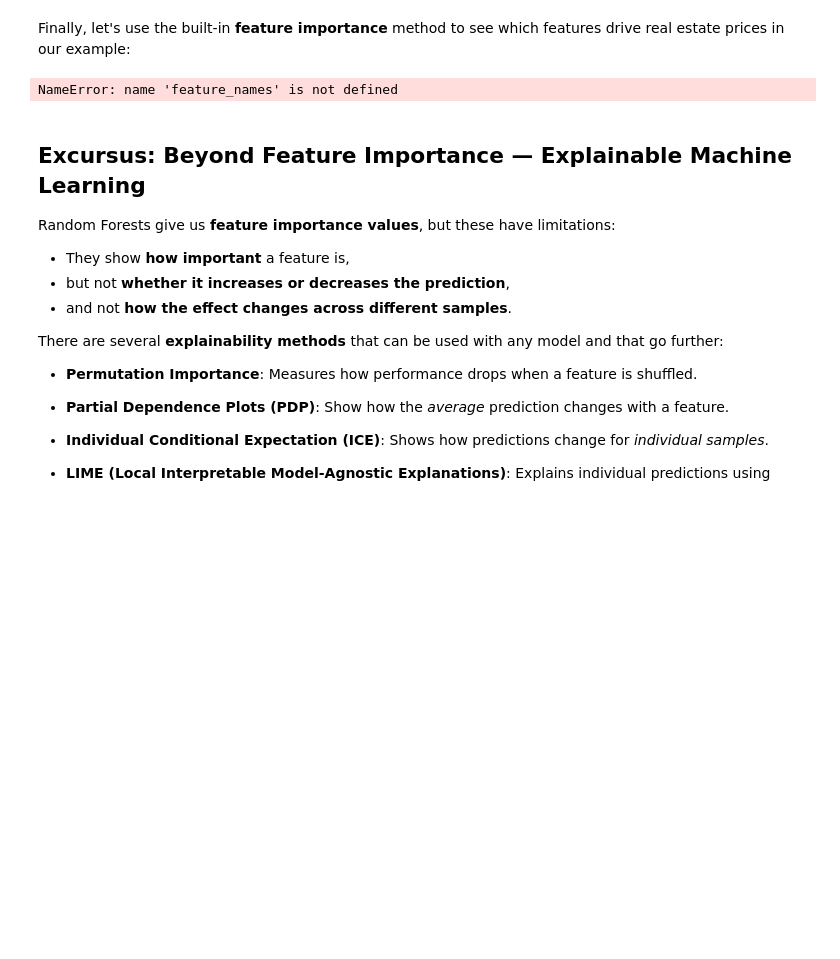
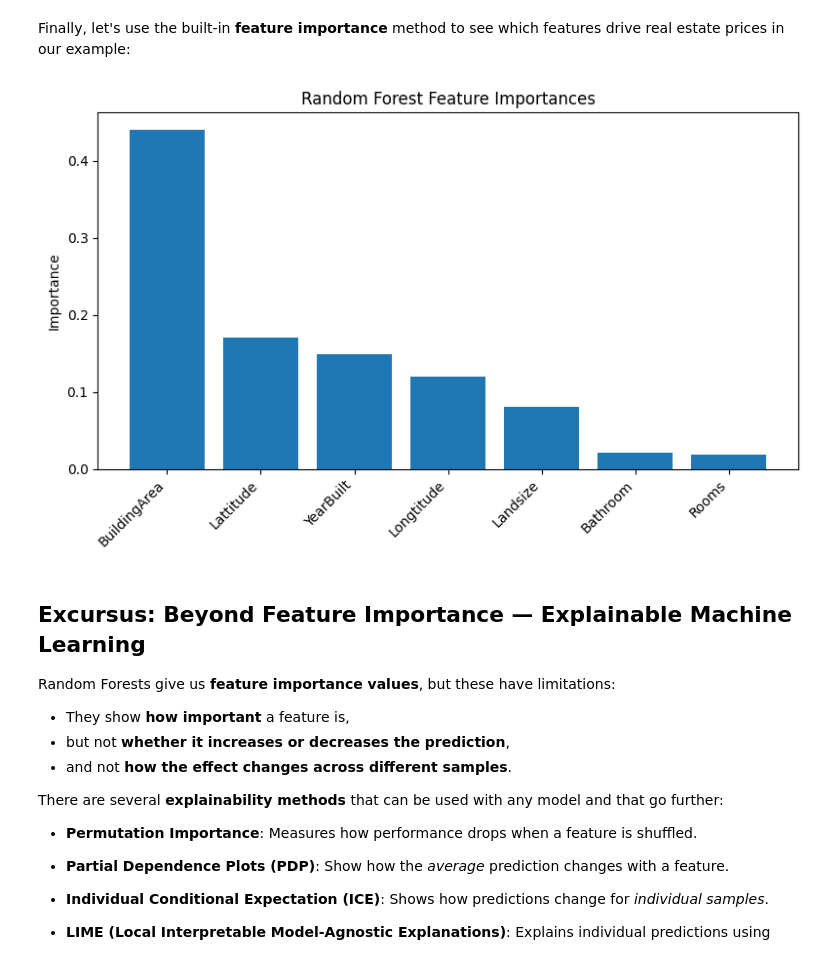
Before and after one commit to IntroDS-WS-25/07b_Modeling, a Jupyter notebook: L_06b_Modeling.ipynb, the cells around one changed output. Cells and saved outputs as stored; diff of their text form; code cells hidden in the pictures; blank space fills up the shorter version.

```diff
--- a/L_06b_Modeling.ipynb
+++ b/L_06b_Modeling.ipynb
@@ -297,20 +297,20 @@ Finally, let's use the built-in __feature importance__ method to see which featu
 # %%
 importances = forest_model.feature_importances_
 
 # Put into a DataFrame for nice display
 feat_importances = pd.DataFrame(
-    {"feature": feature_names, "importance": importances}
+    {"feature": melbourne_features, "importance": importances}
 ).sort_values("importance", ascending=False)
 
 plt.figure(figsize=(8, 5))
 plt.bar(feat_importances["feature"], feat_importances["importance"])
 plt.xticks(rotation=45, ha="right")
 plt.ylabel("Importance")
 plt.title("Random Forest Feature Importances")
 plt.tight_layout()
 plt.show()
 # %% [output]
-NameError: name 'feature_names' is not defined
+[figure, added]
 # %% [markdown]
 ## Excursus: Beyond Feature Importance — Explainable Machine Learning
 
```
Also changed, not shown: parts of 25 cells of this notebook.
